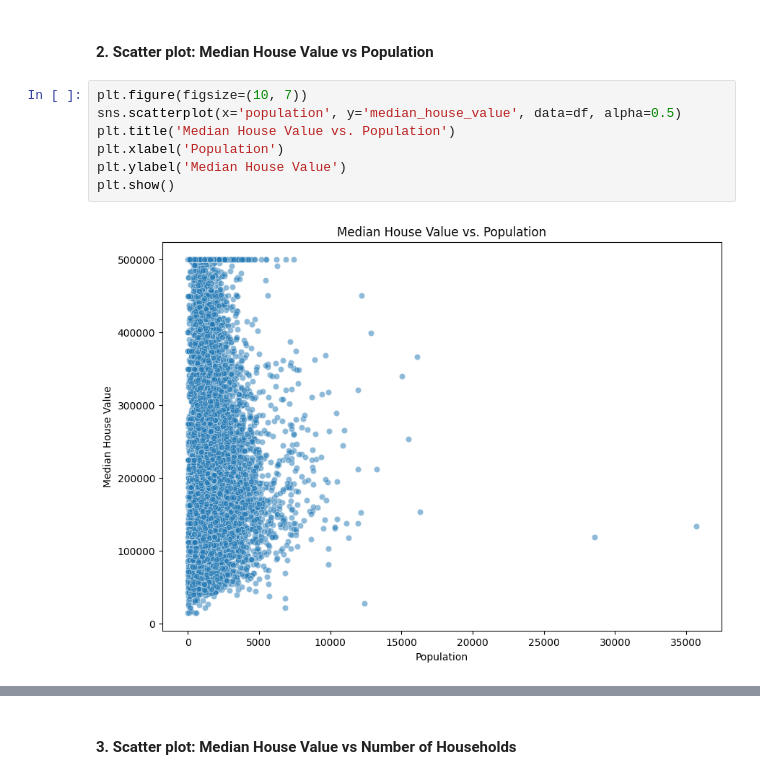
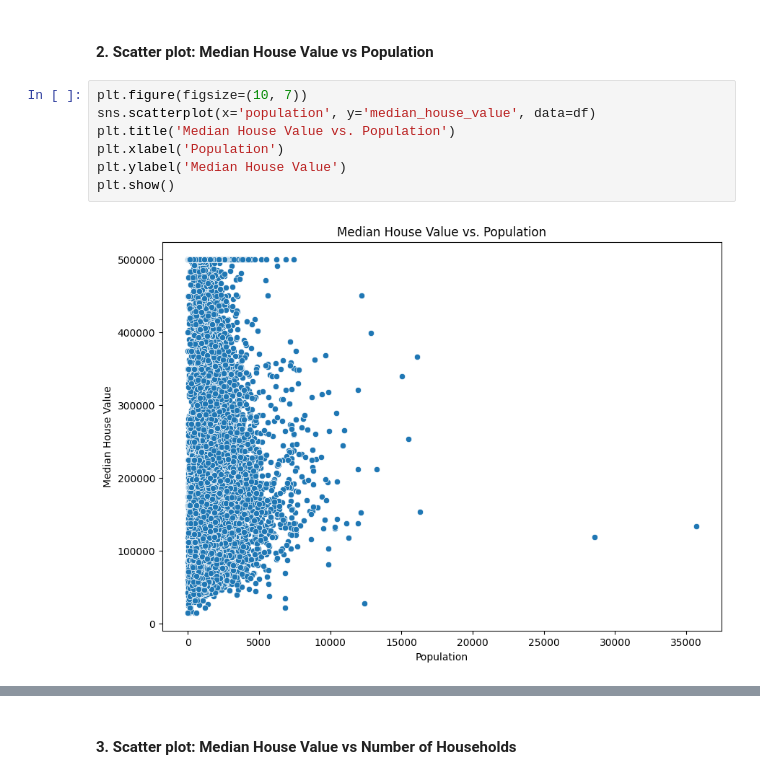
Before and after one commit to MandeepCon/Practical-Lab-1---ULR, a Jupyter notebook: Main.ipynb, the cells around one changed output, grey strips where cells are left out. Cells and saved outputs as stored; diff of their text form.

```diff
--- a/Main.ipynb
+++ b/Main.ipynb
@@ -125,10 +135,10 @@ plt.show()
 #### 2. Scatter plot: Median House Value vs Population
 # %%
 plt.figure(figsize=(10, 7))
-sns.scatterplot(x='population', y='median_house_value', data=df, alpha=0.5)
+sns.scatterplot(x='population', y='median_house_value', data=df)
 plt.title('Median House Value vs. Population')
 plt.xlabel('Population')
 plt.ylabel('Median House Value')
 plt.show()
 # %% [output]
-[figure, old version]
+[figure, new version]
```
Also changed, not shown: parts of 14 cells of this notebook.
